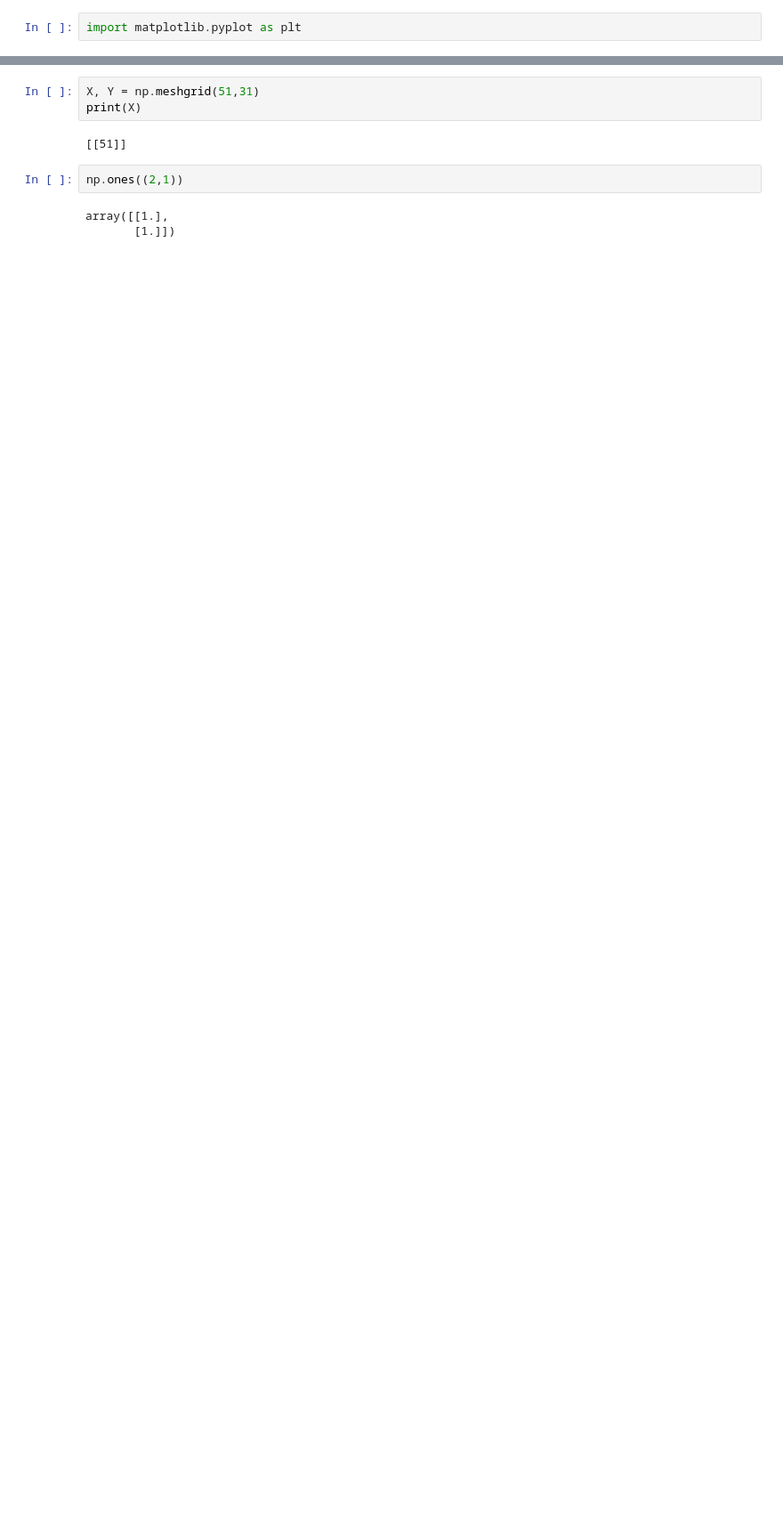
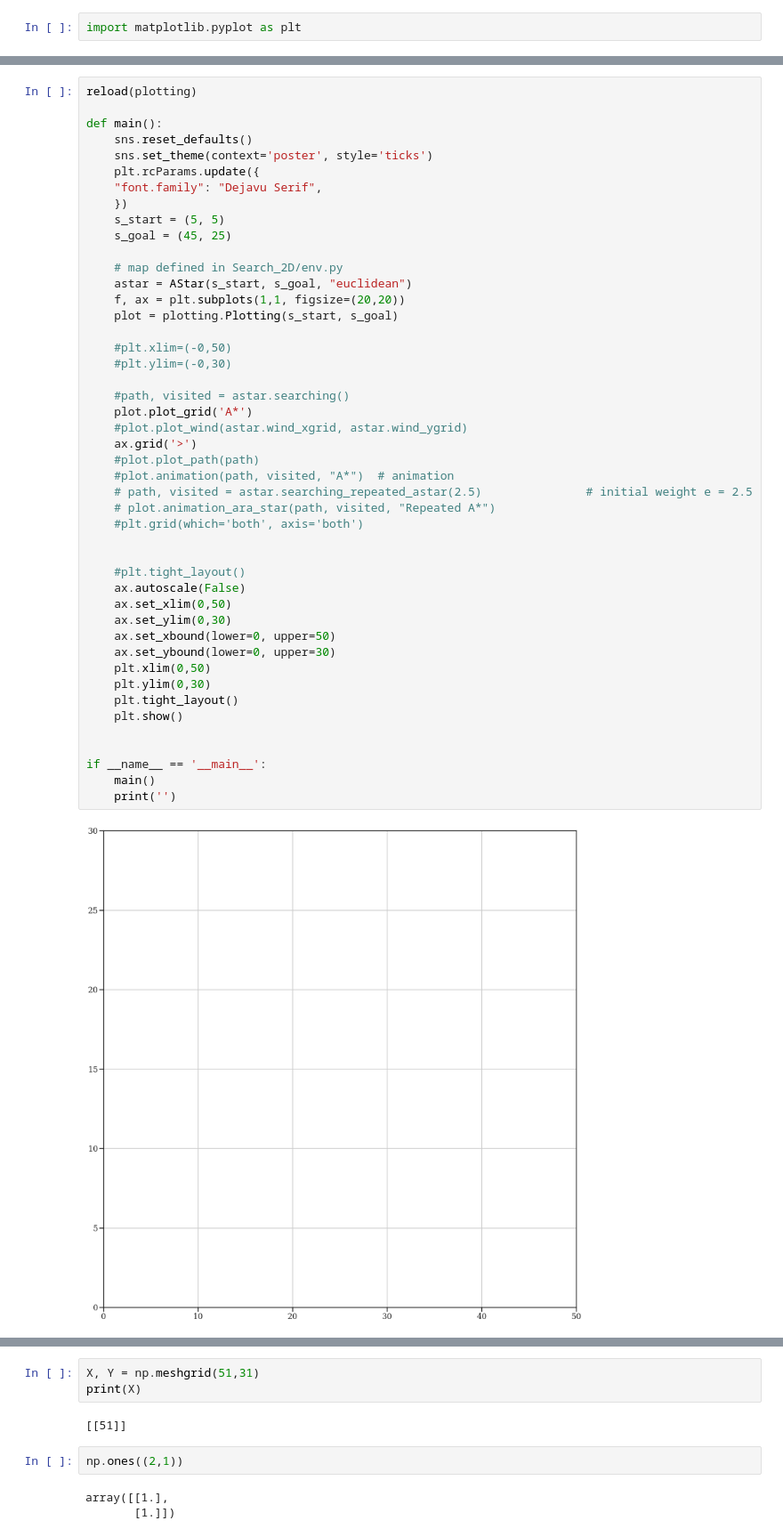
Before and after one commit to nouyang/oceansim, a Jupyter notebook: Non-Custom RRT.ipynb, the cells around one changed output, grey strips where cells are left out. Shown at 89% size. Drawn from its saved outputs; the diff is of its cells as text; blank space fills up the shorter version.

```diff
--- a/Non-Custom RRT.ipynb
+++ b/Non-Custom RRT.ipynb
@@ -257,0 +243,48 @@ if __name__ == '__main__':
+# %%
+reload(plotting)
+
+def main():
+    sns.reset_defaults()
+    sns.set_theme(context='poster', style='ticks')
+    plt.rcParams.update({
+    "font.family": "Dejavu Serif",
+    })
+    s_start = (5, 5)
+    s_goal = (45, 25)
+
+    # map defined in Search_2D/env.py
+    astar = AStar(s_start, s_goal, "euclidean")
+    f, ax = plt.subplots(1,1, figsize=(20,20))
+    plot = plotting.Plotting(s_start, s_goal)
+
+    #plt.xlim=(-0,50)
+    #plt.ylim=(-0,30)
+
+    #path, visited = astar.searching()
+    plot.plot_grid('A*')
+    #plot.plot_wind(astar.wind_xgrid, astar.wind_ygrid)
+    ax.grid('>')
+    #plot.plot_path(path)
+    #plot.animation(path, visited, "A*")  # animation
+    # path, visited = astar.searching_repeated_astar(2.5)               # initial weight e = 2.5
+    # plot.animation_ara_star(path, visited, "Repeated A*")
+    #plt.grid(which='both', axis='both')
+
+
+    #plt.tight_layout()
+    ax.autoscale(False)
+    ax.set_xlim(0,50)
+    ax.set_ylim(0,30)
+    ax.set_xbound(lower=0, upper=50)
+    ax.set_ybound(lower=0, upper=30)
+    plt.xlim(0,50)
+    plt.ylim(0,30)
+    plt.tight_layout()
+    plt.show()
+
+
+if __name__ == '__main__':
+    main()
+    print('')
+# %% [output]
+[figure, added]
```
Also changed, not shown: parts of 11 cells of this notebook, 6 other files.
